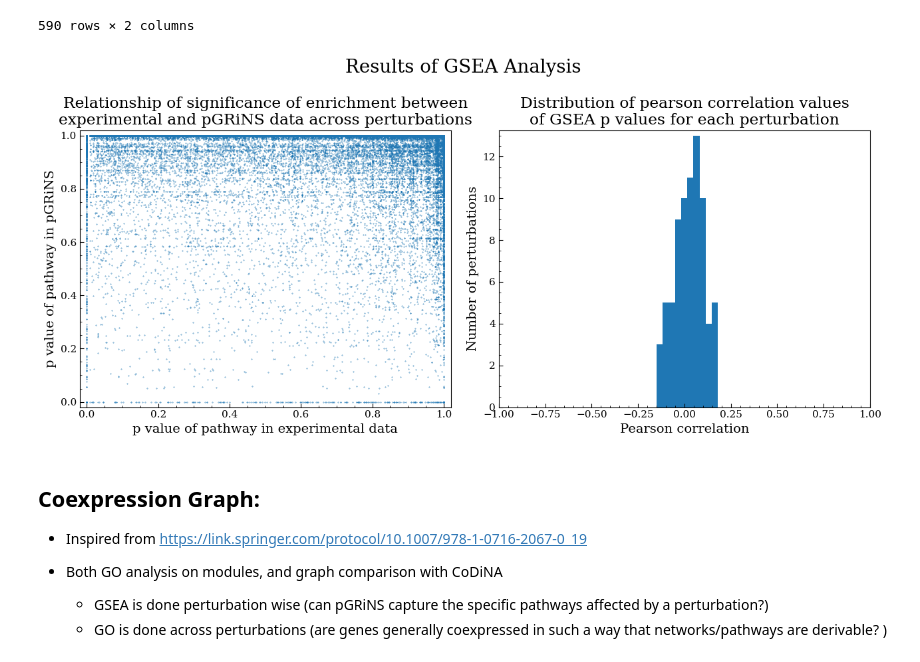
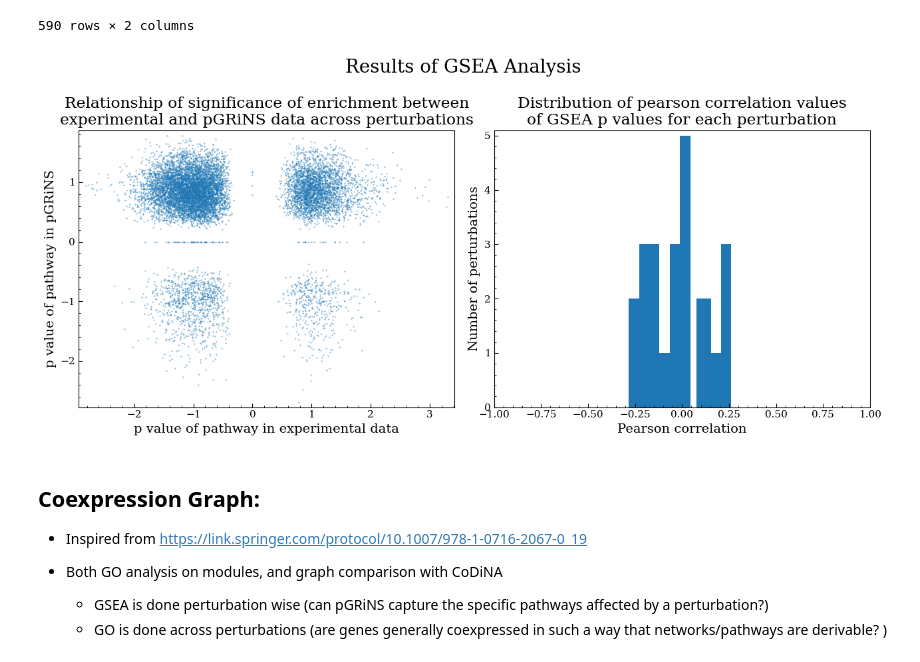
Before and after one commit to GeorgSommerer/bsc_thesis_pGRiNS, a Jupyter notebook: Analysis/eval_synth_data.ipynb, the cells around one changed output. Drawn from its saved outputs; the diff is of its cells as text; code cells hidden in the pictures.

Commit message:
Various changes, including: finished running evaluation in R; changed structure of files (cluster & run_pgrins); tried various approaches to improve evaluation results, not really working atm

```diff
--- a/Analysis/eval_synth_data.ipynb
+++ b/Analysis/eval_synth_data.ipynb
@@ -51,10 +51,10 @@ for name in names:
 
 pgrins_full = sc.read_h5ad(f"../Data/Projects/{grn_file}/001/perturb_norm_pert.h5ad")
 data["Norman19"]["pGRiNS"]["adata"] = pgrins_full[pgrins_full.obs["perturbation"].isin(data["Norman19"]["experimental"]["adata"].obs["perturbation"]),data["Norman19"]["experimental"]["adata"].var_names]
-data["Replogle22"]["pGRiNS"]["adata"] = pgrins_full[pgrins_full.obs["perturbation"].isin(data["Replogle22"]["experimental"]["adata"].obs["perturbation"]),data["Replogle22"]["experimental"]["adata"].var_names]
-del pgrins_full
+data["1Replogle22"]["pGRiNS"]["adata"] = pgrins_full[pgrins_full.obs["perturbation"].isin(data["Replogle22"]["experimental"]["adata"].obs["perturbation"]),data["Replogle22"]["experimental"]["adata"].var_names]
 
 for name in names:
+    data[name]["experimental"]["adata"] = data[name]["experimental"]["adata"][:,list(set(data[name]["experimental"]["adata"].var_names)&set(data[name]["pGRiNS"]["adata"].var_names))]
     data[name]["perts"] = list(data[name]["experimental"]["adata"].obs["perturbation"].unique())
     data[name]["perts"].remove("ctrl")
     for model in models:
@@ -149,14 +175,14 @@ for name in names:
 # %%
 metrics = {
     "MSE":lambda avg_expr_GT_pert, avg_expr_pred, mean_unperturbed,weights : mean_squared_error(avg_expr_GT_pert, avg_expr_pred),
+    "wMSE":lambda avg_expr_GT_pert, avg_expr_pred, mean_unperturbed, weights: np.dot(weights,(avg_expr_GT_pert-avg_expr_pred)**2),
     "Pearson":lambda avg_expr_GT_pert, avg_expr_pred, mean_unperturbed,weights : pearsonr(x=avg_expr_GT_pert, y=avg_expr_pred).correlation,
     "Pearson Delta":lambda avg_expr_GT_pert,avg_expr_pred, mean_unperturbed,weights : 0.0 if (avg_expr_pred == mean_unperturbed).all() else pearsonr(x=avg_expr_GT_pert-mean_unperturbed, y=avg_expr_pred-mean_unperturbed).correlation,
-    "MwMSE":lambda avg_expr_GT_pert, avg_expr_pred, mean_unperturbed, weights: np.dot(weights,(avg_expr_GT_pert-avg_expr_pred)**2),
-    "MwΔR2":lambda avg_expr_GT_pert, avg_expr_pred, mean_unperturbed, weights: 1-(np.dot(weights,(avg_expr_GT_pert-avg_expr_pred)**2))/(np.dot(weights,(avg_expr_GT_pert-mean_unperturbed-np.dot(weights,(avg_expr_GT_pert-mean_unperturbed)))**2)) # 0.0 if (avg_expr_pred == mean_unperturbed).all() else
+    "Weighted Delta R2":lambda avg_expr_GT_pert, avg_expr_pred, mean_unperturbed, weights: 1-(np.dot(weights,(avg_expr_GT_pert-avg_expr_pred)**2))/(np.dot(weights,(avg_expr_GT_pert-mean_unperturbed-np.dot(weights,(avg_expr_GT_pert-mean_unperturbed)))**2)) # 0.0 if (avg_expr_pred == mean_unperturbed).all() else
     }
 
 metric_names = list(metrics.keys())
-metric_names = metric_names[3:]
+metric_names = metric_names[:3]
 # %%
 # For every perturbation: calculate the WMSE between the experimental data mean and each cell of the model
 cellwise_metric = {}
@@ -171,18 +197,18 @@ for name in names:
             print(m)
             cellwise_metric[name][model][m] = []
             for pert in tqdm(data[name]["perts"]):
-                cells = data[name][model]["adata"][data[name][model]["pert_indices"][1][pert]].layers["log1p"].todense()
-                m_mean = np.mean([metrics[m](np.asarray(cell).squeeze(),data[name]["experimental"]["pert_means"][pert],exp_pert_mean,data[name]["experimental"]["weights_Mejia"][pert]) for cell in cells])
+                cell_mean = np.mean(data[name][model]["adata"][data[name][model]["pert_indices"][1][pert]].layers["log1p"].todense(),axis=0)
+                m_mean = metrics[m](data[name]["experimental"]["pert_means"][pert],np.asarray(cell_mean).squeeze(),exp_pert_mean,data[name]["experimental"]["weights_Mejia"][pert])
                 cellwise_metric[name][model][m].append(m_mean)
     # Negative baseline: WMSE between each experimental control cell and the experimental data mean
     cellwise_metric[name]["ctrl_baseline"] = {}
     print("ctrl_baseline")
+    control_mean = np.mean(data[name]["experimental"]["adata"][data[name]["experimental"]["pert_indices"][0]].layers["log1p"].todense(),axis=0)
     for m in metric_names:
         print(m)
         cellwise_metric[name]["ctrl_baseline"][m] = []
         for pert in tqdm(data[name]["perts"]):
-            cells = data[name]["experimental"]["adata"][data[name]["experimental"]["pert_indices"][0]].layers["log1p"].todense()
-            m_mean = np.mean([metrics[m](data[name]["experimental"]["pert_means"][pert],np.asarray(cell).squeeze(),exp_pert_mean,data[name]["experimental"]["weights_Mejia"][pert]) for cell in cells])
+            m_mean = metrics[m](data[name]["experimental"]["pert_means"][pert],np.asarray(control_mean).squeeze(),exp_pert_mean,data[name]["experimental"]["weights_Mejia"][pert])
             cellwise_metric[name]["ctrl_baseline"][m].append(m_mean)
 
 # Hypothesis: all normally distributed, mu_p,exp < mu_p,pgrins << mu_c,exp
@@ -294,21 +322,21 @@ gsea_dict[name]["pGRiNS"]["CHEK1"]
 # %%
 gsea_pearsons = []
 fig,axs=plt.subplots(1,2,figsize=(13,6))
 for name in names:
     for pert in data[name]["perts"]:
-        gsea_pearsons.append(pearsonr(gsea_dict[name]["experimental"][pert].sort_index().pval,gsea_dict[name]["pGRiNS"][pert].sort_index().pval).correlation)
-        axs[0].scatter(gsea_dict[name]["experimental"][pert].sort_index().pval,gsea_dict[name]["pGRiNS"][pert].sort_index().pval,s=0.1,c=prop_cycle[0])
+        gsea_pearsons.append(pearsonr(gsea_dict[name]["experimental"][pert].sort_index().score,gsea_dict[name]["pGRiNS"][pert].sort_index().score).correlation)
+        axs[0].scatter(gsea_dict[name]["experimental"][pert].sort_index().score,gsea_dict[name]["pGRiNS"][pert].sort_index().score,s=0.1,c=prop_cycle[0])
     axs[0].set_ylabel("p value of pathway in pGRiNS")
     axs[0].set_xlabel("p value of pathway in experimental data")
     axs[0].set_title("Relationship of significance of enrichment between\nexperimental and pGRiNS data across perturbations")
     axs[1].hist(gsea_pearsons,bins=10,color=prop_cycle[0])
     axs[1].set_xlim(-1,1)
     axs[1].set_title("Distribution of pearson correlation values\nof GSEA p values for each perturbation")
     axs[1].set_ylabel("Number of perturbations")
     axs[1].set_xlabel("Pearson correlation")
 fig.suptitle("Results of GSEA Analysis")
 fig.tight_layout()
 plt.savefig(f"Plots/{grn_file}/001/gsea.png")
 plt.show()
 # %% [output]
-[figure, old version]
+[figure, new version]
```
Also changed, not shown: parts of 14 cells of this notebook, 33 other files.
